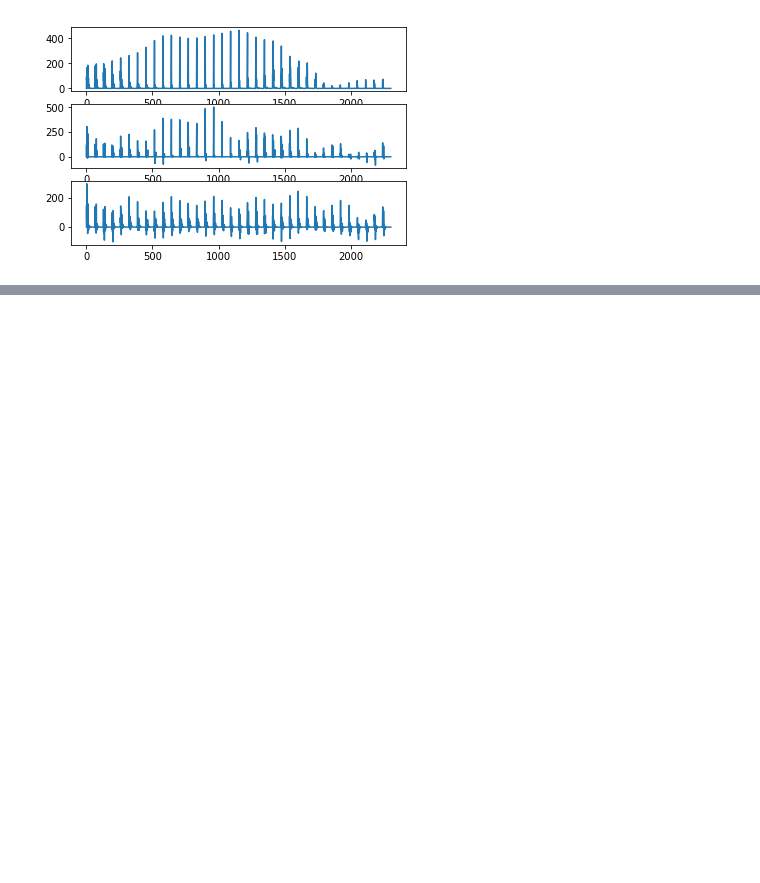
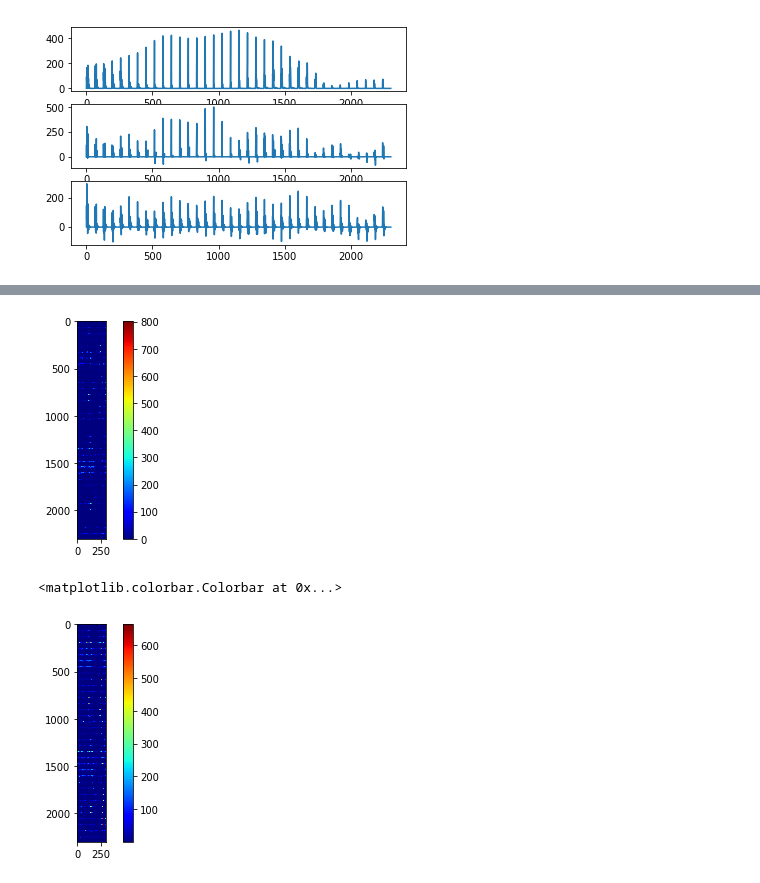
Before and after one commit to adityasinha379/Sparse-Recovery-of-Heard-Speech-Spectrogram, a Jupyter notebook: Project_as5624_vsr2119.ipynb, the cells around one changed output, grey strips where cells are left out. Cells and saved outputs as stored; diff of their text form; code cells hidden in the pictures; blank space fills up the shorter version.

```diff
--- a/Project_as5624_vsr2119.ipynb
+++ b/Project_as5624_vsr2119.ipynb
@@ -108,0 +137,12 @@ Error in x (dense) :  1582.2624265796742
+# %%
+X_reca = X_rec.copy()
+X_reca[X_reca<0] = 0
+plt.imshow(X_reca[:,600:900],cmap='jet')
+plt.colorbar()
+plt.show()
+plt.imshow(X[:,600:900],cmap='jet')
+plt.colorbar()
+# %% [output]
+[figure, added]
+<matplotlib.colorbar.Colorbar at 0x...>
+[figure, added]
```
Also changed, not shown: parts of 8 cells of this notebook, 2 other files.
